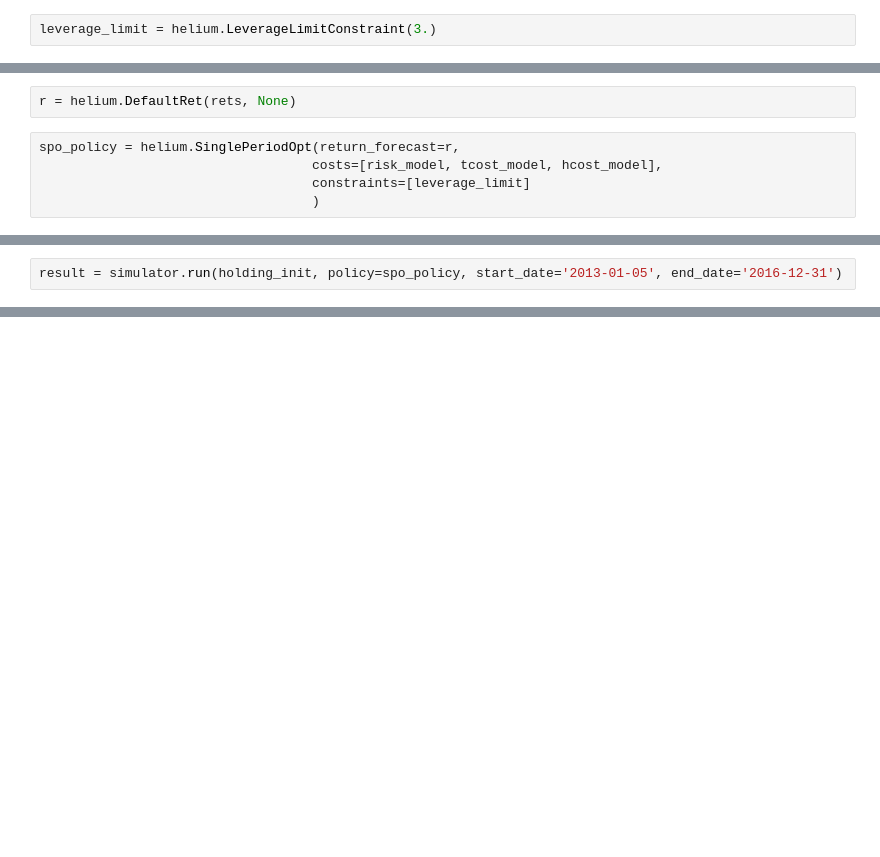
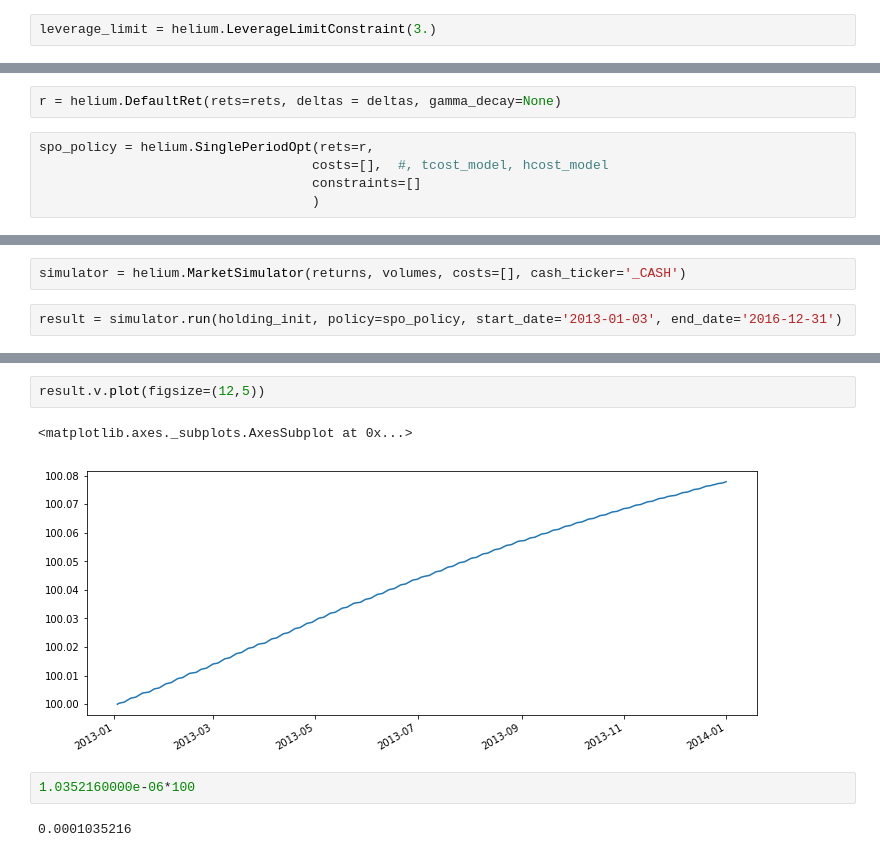
Before and after one commit to yowtzu/helium, a Jupyter notebook: examples/HelloWorld.ipynb, the cells around one changed output, grey strips where cells are left out. Drawn from its saved outputs; the diff is of its cells as text; blank space fills up the shorter version.

```diff
--- a/examples/HelloWorld.ipynb
+++ b/examples/HelloWorld.ipynb
@@ -99,7 +102,7 @@ dtype: float64
 # %%
-r = helium.DefaultRet(rets, None)
+r = helium.DefaultRet(rets=rets, deltas = deltas, gamma_decay=None)
 # %%
-spo_policy = helium.SinglePeriodOpt(return_forecast=r,
-                                   costs=[risk_model, tcost_model, hcost_model],
-                                   constraints=[leverage_limit]
+spo_policy = helium.SinglePeriodOpt(rets=r,
+                                   costs=[],  #, tcost_model, hcost_model
+                                   constraints=[]
                                    )
@@ -121,3 +109,5 @@ array([[ 3.99561230e-04,  1.00539021e-04,  4.99997151e-05,
+# %%
+simulator = helium.MarketSimulator(returns, volumes, costs=[], cash_ticker='_CASH')
 # %%
-result = simulator.run(holding_init, policy=spo_policy, start_date='2013-01-05', end_date='2016-12-31')
+result = simulator.run(holding_init, policy=spo_policy, start_date='2013-01-03', end_date='2016-12-31')
 # %% [output]
@@ -127,0 +290,9 @@ TypeError: <class 'pandas.core.series.Series'> is not a valid type for a Constan
+# %%
+result.v.plot(figsize=(12,5))
+# %% [output]
+<matplotlib.axes._subplots.AxesSubplot at 0x...>
+[figure, added]
+# %%
+1.0352160000e-06*100
+# %% [output]
+0.0001035216
```
Also changed, not shown: parts of 10 cells of this notebook, 4 other files.
